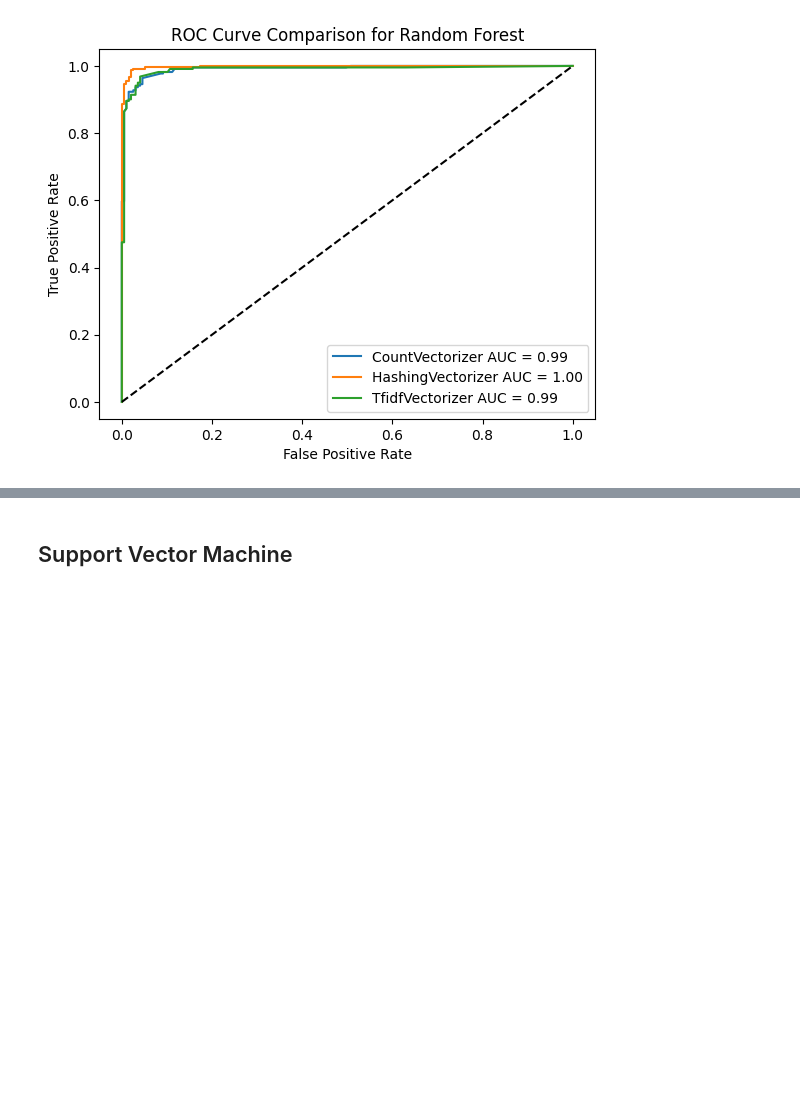
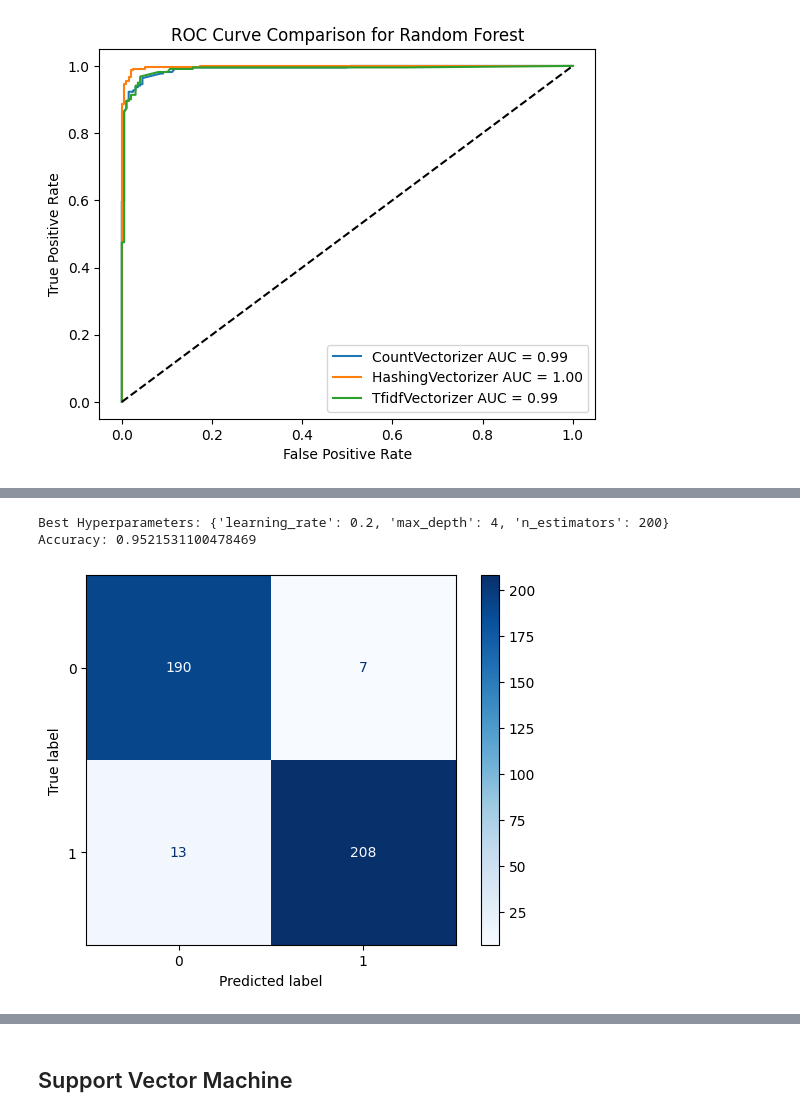
Before and after one commit to seblmn/AH2179_Traffic_Sentiment_Analysis, a Jupyter notebook: traffic_sentiment_analysis.ipynb, the cells around one changed output, grey strips where cells are left out. Saved outputs shown, nothing was run; the diff lists cells and outputs as text; code cells hidden in the pictures; blank space fills up the shorter version.

```diff
--- a/traffic_sentiment_analysis.ipynb
+++ b/traffic_sentiment_analysis.ipynb
@@ -451,0 +533,30 @@ plt.show()
+# %%
+# XGB with TfidfVectorizer
+
+xgb = XGBClassifier(use_label_encoder=False, eval_metric='logloss', random_state=42)
+param_grid = {
+     'learning_rate': [0.01, 0.1, 0.2],
+     'n_estimators': [100, 200, 300],
+     'max_depth': [3, 4, 5]
+ }
+
+grid = GridSearchCV(xgb, param_grid, cv=5, scoring='accuracy', n_jobs=-1)
+grid.fit(X_train_tfidvectorized, y_train)
+best_xgb_tv = grid.best_estimator_
+
+y_pred = best_xgb_tv.predict(X_test_tfidvectorized)
+
+accuracy = accuracy_score(y_test, y_pred)
+print(f'Best Hyperparameters: {grid.best_params_}')
+print(f'Accuracy: {accuracy}')
+cm = confusion_matrix(y_test, y_pred)
+disp = cmd(confusion_matrix=cm, display_labels=best_xgb_tv.classes_)
+disp.plot(cmap=plt.cm.Blues)
+plt.show()
+
+auc_xgb_tv = roc_auc_score(y_test, best_xgb_tv.predict_proba(X_test_tfidvectorized)[:, 1])
+fpr_xgb_tv, tpr_xgb_tv, thresholds = roc_curve(y_test, best_xgb_tv.predict_proba(X_test_tfidvectorized)[:, 1])
+# %% [output]
+Best Hyperparameters: {'learning_rate': 0.2, 'max_depth': 4, 'n_estimators': 200}
+Accuracy: 0.9521531100478469
+[figure, added]
```
Also changed, not shown: parts of 5 cells of this notebook.
